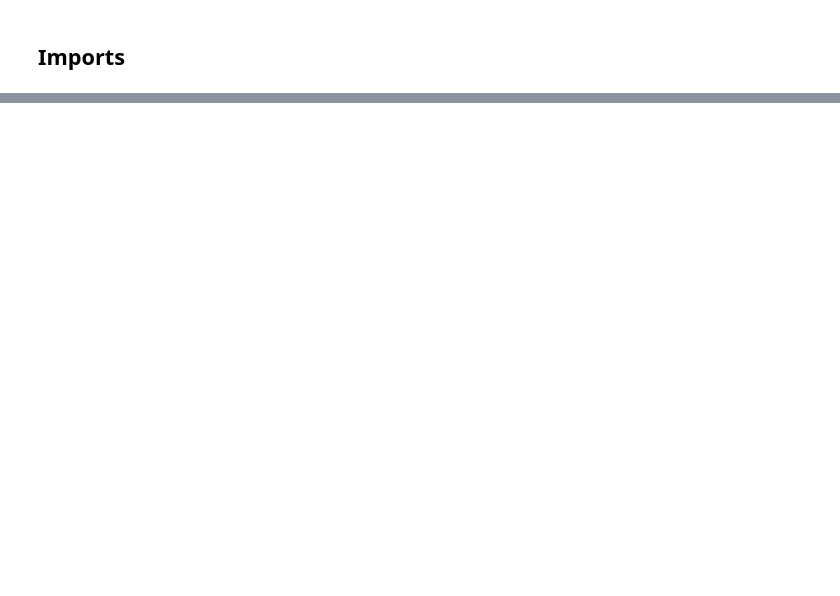
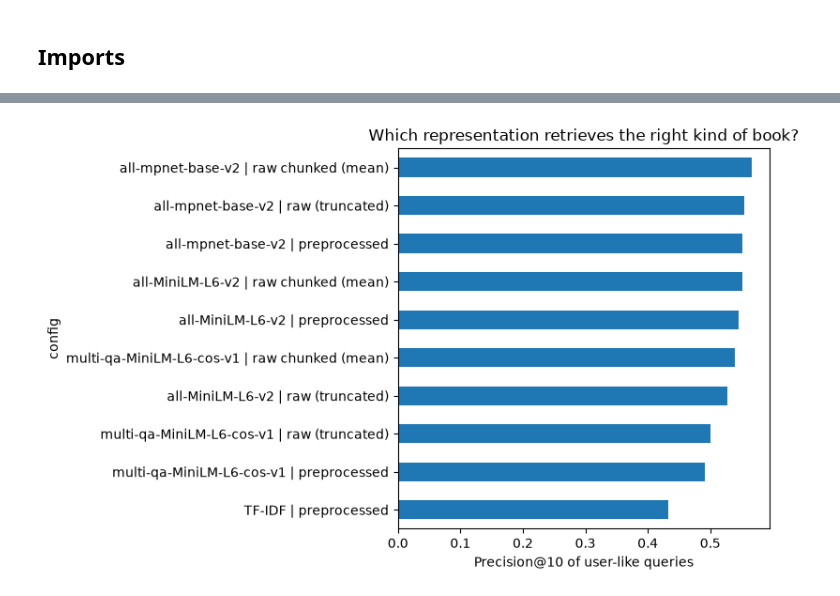
Before and after one commit to JadePlanECE/Natural-Language-Processing-Project, a Jupyter notebook: notebooks/02_embedding_experiments.ipynb, the cells around one changed output, grey strips where cells are left out. Cells and saved outputs as stored; diff of their text form; code cells hidden in the pictures; blank space fills up the shorter version.

```diff
--- a/notebooks/02_embedding_experiments.ipynb
+++ b/notebooks/02_embedding_experiments.ipynb
@@ -3,2 +10,9 @@
+# %%
+# Make the project root importable (notebooks live in notebooks/)
+import sys
+from pathlib import Path
+ROOT = Path.cwd().parent if Path.cwd().name == "notebooks" else Path.cwd()
+if str(ROOT) not in sys.path:
+    sys.path.insert(0, str(ROOT))
 # %% [markdown]
 ## Imports
@@ -50,0 +19,15 @@ np.save(EMBEDDINGS_NPY, book_embeddings.astype(np.float32))
+# %%
+import numpy as np
+import pandas as pd
+import matplotlib.pyplot as plt
+from transformers import AutoTokenizer
+
+from src.data.data import load_config, load_books
+from src.data.categories import load_categories
+from src.nlp.embeddings import encode, fuse
+from src.nlp.benchmark import run_benchmark, genre_fusion_benchmark, FINE_QUERIES
+
+config = load_config(ROOT / "configs/data.yaml")
+MODEL_NAME = config["embeddings"]["model"]
+df, vectors = load_books(root=ROOT)
+print(df.shape, {k: v.shape for k, v in vectors.items()})
@@ -50,0 +66,16 @@ np.save(EMBEDDINGS_NPY, book_embeddings.astype(np.float32))
+# %%
+RUN_BENCHMARK = False
+RESULTS = ROOT / config["paths"]["benchmark_folder"] / "benchmark_results.csv"
+
+if RUN_BENCHMARK or not RESULTS.exists():
+    # Ground truth only for books labeled by their genres
+    bench_df = df.copy()
+    bench_df["categories"] = [c if src == "genres" else set()
+                              for c, src in zip(bench_df["categories"], bench_df["category_source"])]
+    results = run_benchmark(bench_df, load_categories(ROOT / "configs/categories.yaml"), n_books=1500, out_path=RESULTS)
+    print("Random baseline p@10:", round(results.attrs["random_p_at_10"], 3))
+else:
+    results = pd.read_csv(RESULTS)
+
+results["full_corpus_min"] = results["sec_per_1000_books"] * len(df) / 1000 / 60
+results.round(3)
@@ -50,0 +94,9 @@ np.save(EMBEDDINGS_NPY, book_embeddings.astype(np.float32))
+# %%
+# Visual comparison of the main metric
+ax = results.assign(config=results["model"] + " | " + results["representation"]) \
+            .set_index("config")["query_p_at_10"].sort_values().plot.barh(figsize=(8, 5))
+ax.set_xlabel("Precision@10 of user-like queries")
+ax.set_title("Which representation retrieves the right kind of book?")
+plt.tight_layout()
+# %% [output]
+[figure, added]
```
Also changed, not shown: parts of 27 cells of this notebook, 3 other files.
